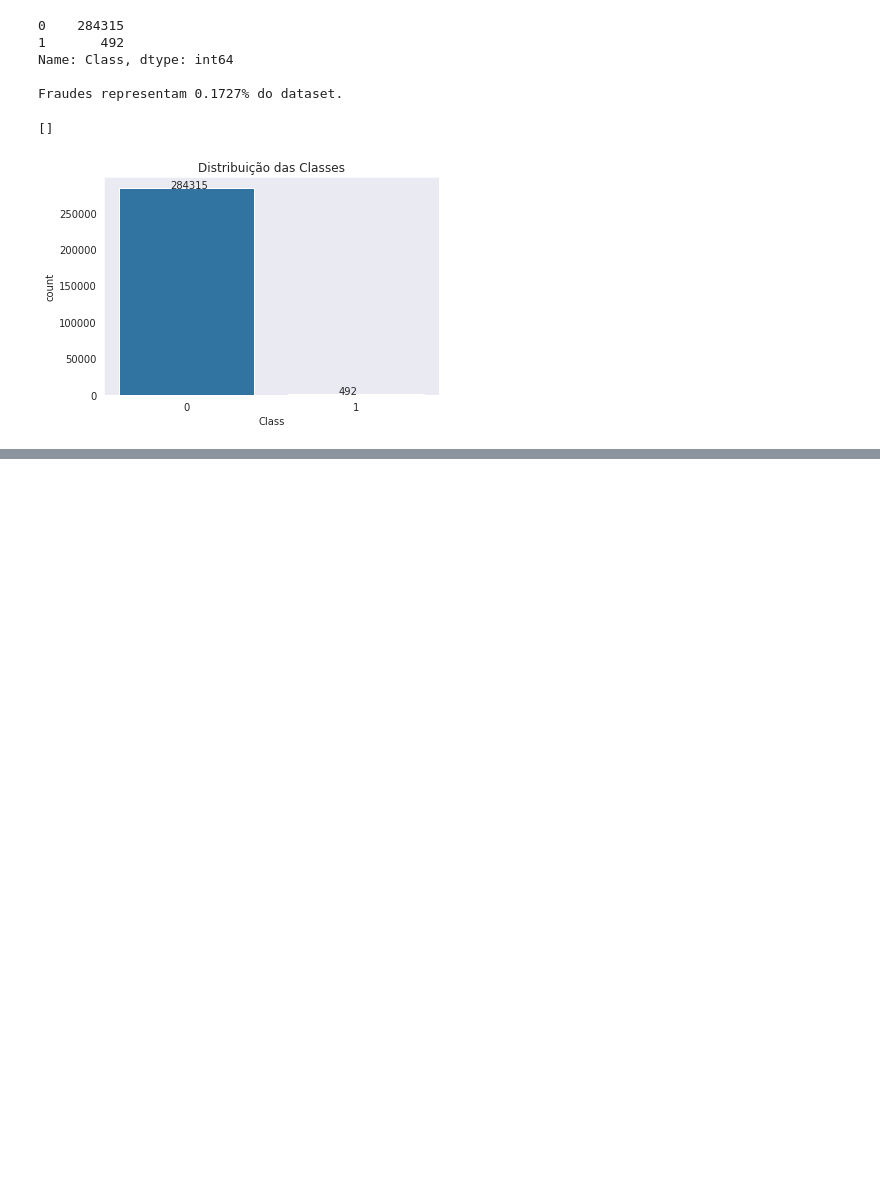
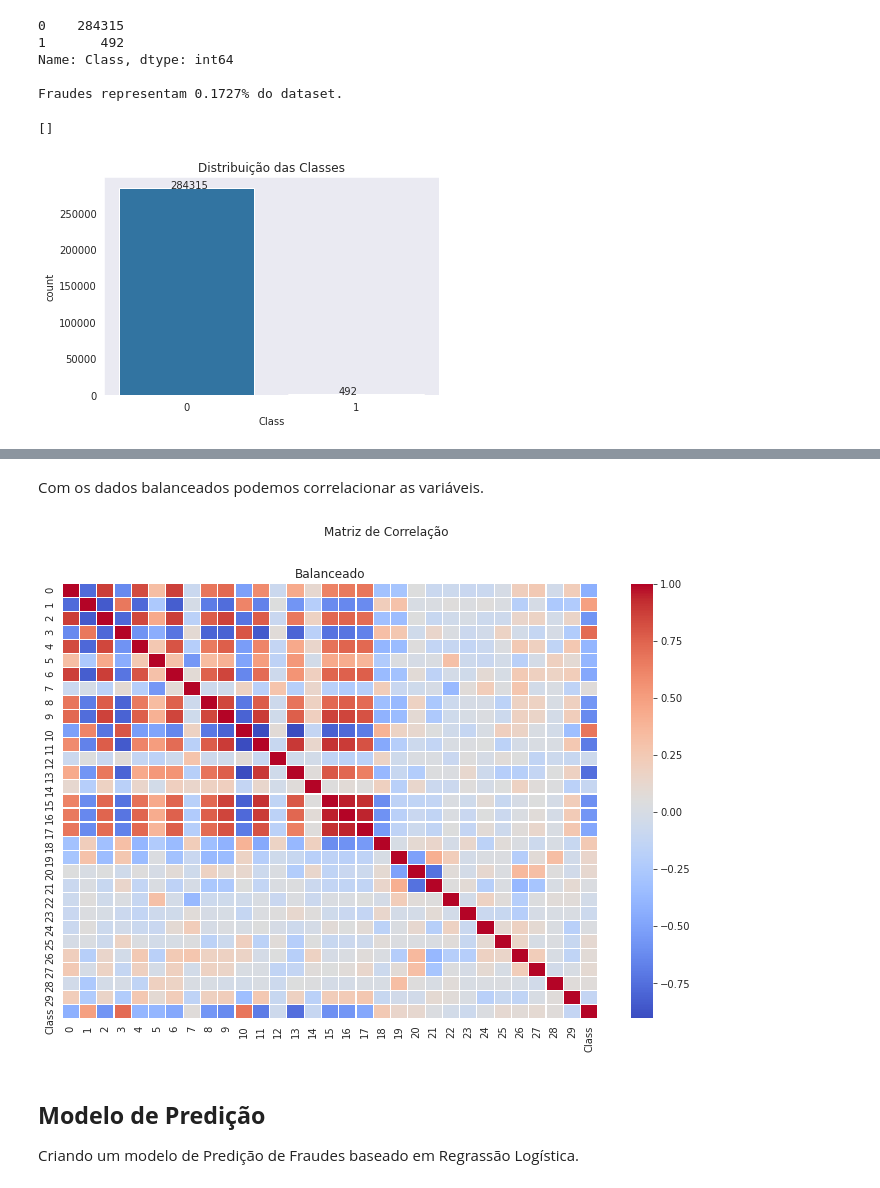
Before and after one commit to josepefg/kaggle, a Jupyter notebook: Credit_Card_Fraud_Detection.ipynb, the cells around one changed output, grey strips where cells are left out. Saved outputs shown, nothing was run; the diff lists cells and outputs as text; code cells hidden in the pictures; blank space fills up the shorter version.

```diff
--- a/Credit_Card_Fraud_Detection.ipynb
+++ b/Credit_Card_Fraud_Detection.ipynb
@@ -166,0 +252,24 @@ plt.tight_layout()
+# %% [markdown]
+Com os dados balanceados podemos correlacionar as variáveis.
+# %%
+# plotar a matriz de correlação
+corr_rus_df = pd.DataFrame(X_rus)
+corr_rus_df['Class'] = y_rus
+# %%
+# plotar a matriz de correlação
+corr_rus = corr_rus_df.corr()
+
+
+fig, ax = plt.subplots(figsize = (12,8))
+fig.suptitle('Matriz de Correlação')
+
+sns.heatmap(corr_rus, xticklabels=corr_rus.columns, yticklabels=corr_rus.columns,
+            linewidths=.1, cmap="coolwarm", ax=ax)
+ax.set_title('Balanceado')
+
+plt.show()
+# %% [output]
+[figure, added]
+# %% [markdown]
+## **Modelo de Predição**
+Criando um modelo de Predição de Fraudes baseado em Regrassão Logística.
```
Also changed, not shown: parts of 13 cells of this notebook.
